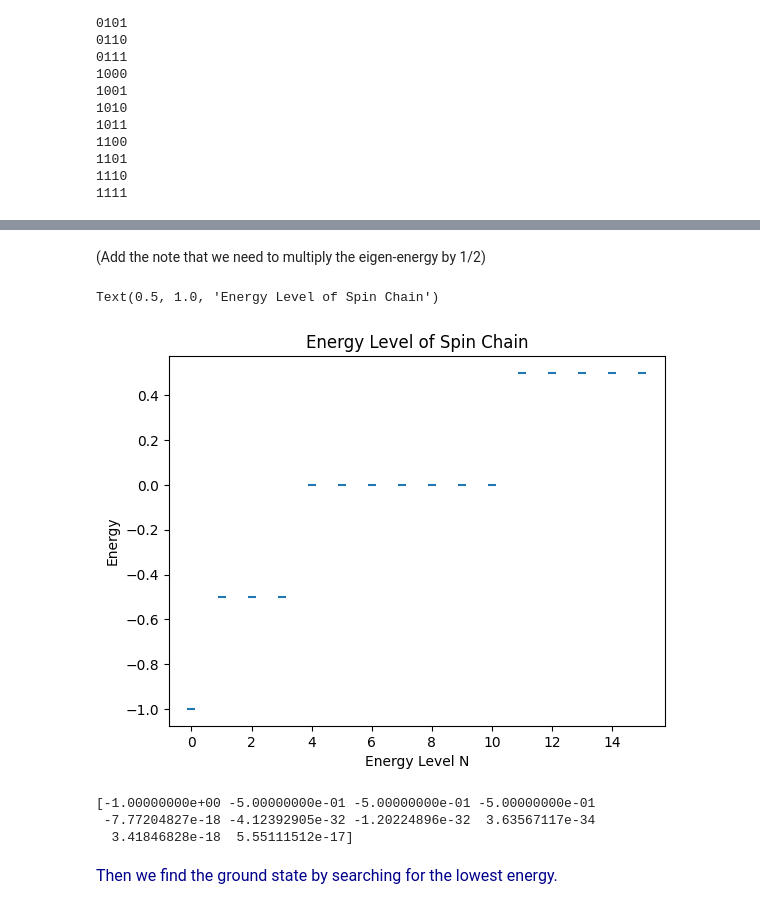
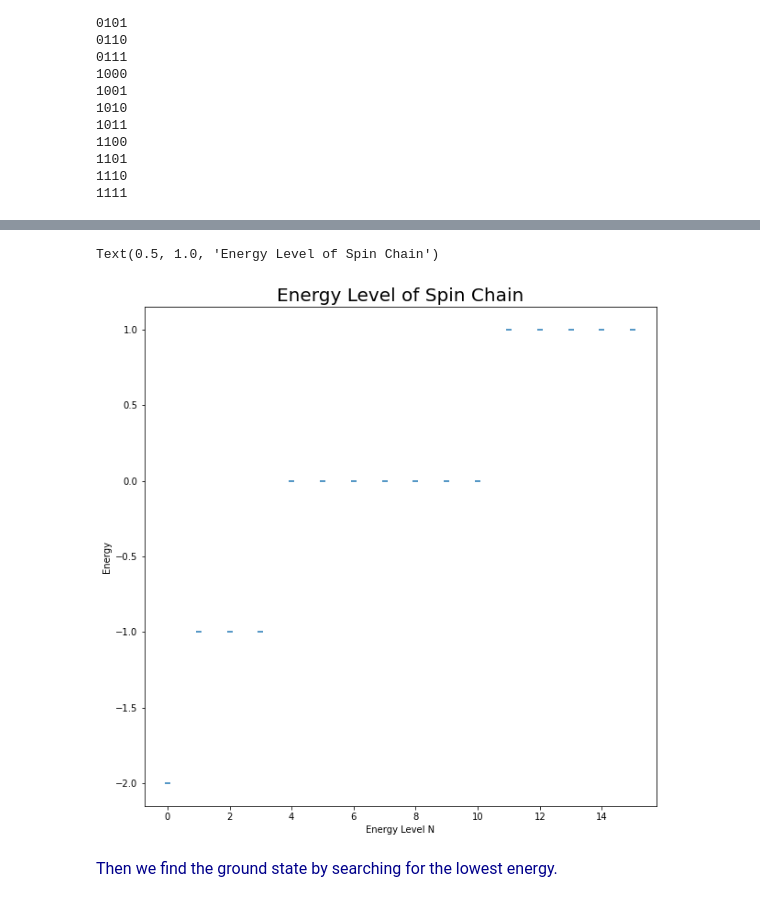
Before and after one commit to timlok123/PHYS4150-Computational-Physics-2024, a Jupyter notebook: ED/Exact_diagonalization.ipynb, the cells around one changed output, grey strips where cells are left out. Drawn from its saved outputs; the diff is of its cells as text; code cells hidden in the pictures.

```diff
--- a/ED/Exact_diagonalization.ipynb
+++ b/ED/Exact_diagonalization.ipynb
@@ -208,10 +80,9 @@ def get_spin_op(spin):
 # %%
 def directprod_2site(S1,i1,S2,i2,L,Id):
     """
-    Computing the tensor product of S1 and S2 at sitet i1 and i2 (i1+1)
-    Return tensor product over the chain
+    Computing the tensor product of S^{x,y,z}_{i} S^{x,y,z}_{j}
+    Return the tensor product
     """
-
     SP=1
     for si in range(L):
         if si==i1:
@@ -233,22 +104,23 @@ def run_ED(spin):
 
     H = np.zeros((dimension,dimension))
 
-    for i in range(L-1):
-        H=H+J1x*directprod_2site(Sx,i,Sx,i+1,L,Id)\
-        +J1y*directprod_2site(Sy,i,Sy,i+1,L,Id)\
-        +J1z*directprod_2site(Sz,i,Sz,i+1,L,Id)
+    # for PBC, we set i in range(L)
+    # for OBC, we set i in range(L-1)
+    for i in range(L):
+
+        j = np.mod(i+1,L)
+
+        H=H+J1x*directprod_2site(Sx,i,Sx,j,L,Id)\
+        +J1y*directprod_2site(Sy,i,Sy,j,L,Id)\
+        +J1z*directprod_2site(Sz,i,Sz,j,L,Id)
 
     eig_value=np.real(np.linalg.eig(H)[0]) # eigen_values
     eig_vec=np.real(np.linalg.eig(H)[1])   # eigen_vector
 
     return eig_value,eig_vec
 # %%
-eig_value,eig_vec = run_ED(1/2)
+eig_value,eig_vec = run_ED(1)
 
 idx_sorted1 = np.argsort(eig_value)
-eig_value=eig_value[idx_sorted1]
+energy_level=eig_value[idx_sorted1]
 eig_vec=eig_vec[:,idx_sorted1]
-
-
-print(eig_value)
-print(eig_vec)
@@ -381,26 +233,17 @@ eig_vec=np.real(np.linalg.eig(H)[1])  # eigenstates
 idx_sorted1 = np.argsort(eig_value)
 eig_value=eig_value[idx_sorted1]
 eig_vec=eig_vec[:,idx_sorted1]
-# %%
-energy_level=np.sort(eig_value)
-# %% [markdown]
-(Add the note that we need to multiply the eigen-energy by 1/2)
 # %%
-plt.scatter(np.arange(0,len(energy_level)),0.5*energy_level,marker='_')
+plt.figure(figsize=(10,10))
+plt.scatter(np.arange(0,len(energy_level)),energy_level,marker='_')
 plt.xlabel('Energy Level N')
 plt.ylabel('Energy')
 #plt.ylim(-5,-4)
 #plt.xlim(0,10)
-plt.title('Energy Level of Spin Chain')
+plt.title('Energy Level of Spin Chain',fontsize=20)
 # %% [output]
 Text(0.5, 1.0, 'Energy Level of Spin Chain')
-[figure, old version]
+[figure, new version]
-# %%
-print(0.5*energy_level[:10])
-# %% [output]
-[-1.00000000e+00 -5.00000000e-01 -5.00000000e-01 -5.00000000e-01
- -7.77204827e-18 -4.12392905e-32 -1.20224896e-32  3.63567117e-34
-  3.41846828e-18  5.55111512e-17]
 # %% [markdown]
 <font  face=Times color=darkblue size=3> Then we find the ground state by searching for the lowest energy.
 # %% [markdown]
```
Also changed, not shown: parts of 32 cells of this notebook.
